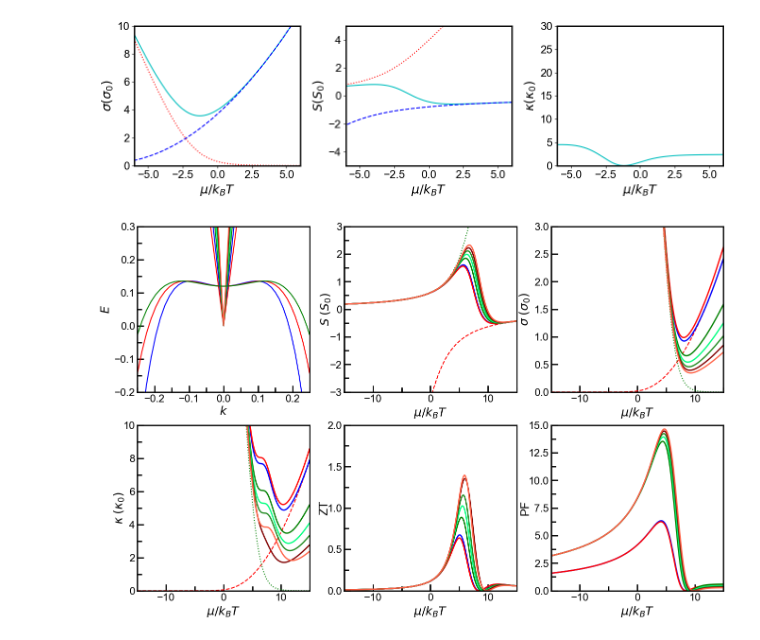
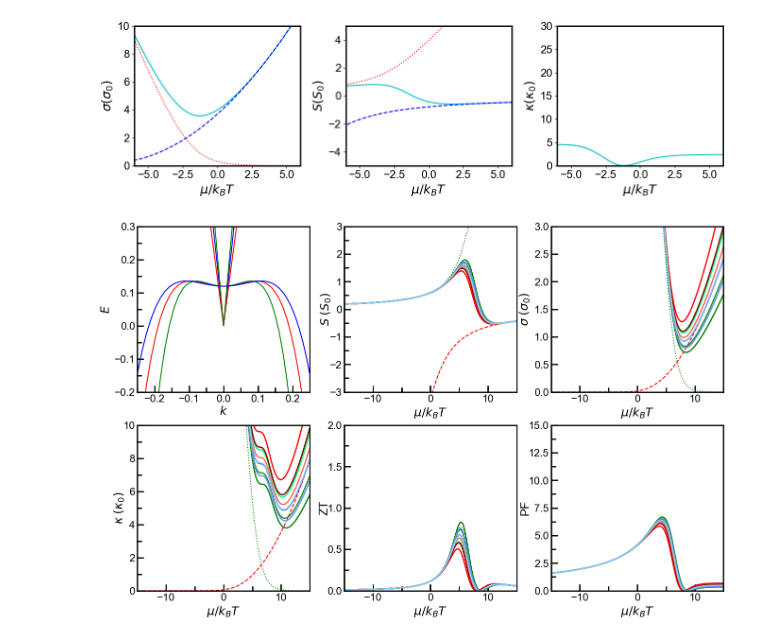
Before and after one commit to Normanthen/TE_Calculation, a Jupyter notebook: TypeII/semi-analitik_TypeII.ipynb, the cells around one changed output. Saved outputs shown, nothing was run; the diff lists cells and outputs as text; code cells hidden in the pictures.

```diff
--- a/TypeII/semi-analitik_TypeII.ipynb
+++ b/TypeII/semi-analitik_TypeII.ipynb
@@ -157,17 +157,9 @@ plt.ylim([-0.2,0.3])
 v = 9.95
 v1 = 8.00
 v2 = 11.90
-v3 = 13.85
-v4 = 15.8
-v5 = 17.75
-v6 = 19.7
 fc = v*np.abs(kcc)
 fc1 = v1*np.abs(kcc)
 fc2 = v2*np.abs(kcc)
-fc3 = v3*np.abs(kcc)
-fc4 = v4*np.abs(kcc)
-fc5 = v5*np.abs(kcc)
-fc6  = v6*np.abs(kcc)
 plt.plot(kcc,fc)
 
 a = 5.5
@@ -176,19 +168,11 @@ b = 490
 #b = 5000
 
 mm  = 0.145
-mm1 = 0.190
-mm2 = 0.235
-mm3 = 0.280
-mm4 = 0.325
-mm5 = 0.370
-mm6 = 0.415
+mm1 = 0.100
+mm2 = 0.190
 a = 1/(2*mm)
 a1 = 1/(2*mm1)
 a2 = 1/(2*mm2)
-a3 = 1/(2*mm3)
-a4 = 1/(2*mm4)
-a5 = 1/(2*mm5)
-a6 = 1/(2*mm6)
 ee1 = 0.61*kBT
 fv = -(kcc**2/(4*mm)-ee1)**2/ee1
 fv1 = -(kcc**2/(4*mm1)-ee1)**2/ee1
@@ -599,13 +646,17 @@ ax1 = plt.subplot(2,3,1)
 plt.plot(kcc,fc, linestyle='solid', c='blue')
 plt.plot(kcc,fc1, linestyle='solid', c='red')
 plt.plot(kcc,fc2, linestyle='solid', c='green')
-plt.plot(kcc,fc3, linestyle='solid', c='springgreen')
-plt.plot(kcc,fc4, linestyle='solid', c='forestgreen')
-plt.plot(kcc,fc5, linestyle='solid', color='maroon')
-plt.plot(kcc,fc6, linestyle='solid', color='tomato')
-plt.plot(kcc,fv+0.135, linestyle='solid', c='blue')
-plt.plot(kcc,fv1+0.135, linestyle='solid', c='red')
-plt.plot(kcc,fv2+0.135,linestyle='solid', c='green')
+#plt.plot(kcc,fc3, linestyle='solid', c='springgreen')
+#plt.plot(kcc,fc4, linestyle='solid', c='forestgreen')
+#plt.plot(kcc,fc5, linestyle='solid', color='maroon')
+#plt.plot(kcc,fc6, linestyle='solid', color='tomato')
+plt.plot(kcc,fv+0.135, linestyle='solid', c='red')
+plt.plot(kcc,fv1+0.135, linestyle='solid', c='green')
+plt.plot(kcc,fv2+0.135,linestyle='solid', c='blue')
+#plt.plot(kcc,fv3+0.135, linestyle='solid', c='springgreen')
+#plt.plot(kcc,fv4+0.135, linestyle='solid', c='forestgreen')
+#plt.plot(kcc,fv5+0.135, linestyle='solid', color='maroon')
+#plt.plot(kcc,fv6+0.135, linestyle='solid', color='tomato')
 plt.axis([-0.25,0.25,-0.2,0.3])
 plt.xlabel('$k$')
 plt.ylabel('$E$')
@@ -632,6 +683,8 @@ plt.plot(eta, S3(eta+eshift,e0,e1), linestyle='solid', color='springgreen', line
 plt.plot(eta, S4(eta+eshift,e0,e1), linestyle='solid', color='forestgreen', linewidth=2)
 plt.plot(eta, S5(eta+eshift,e0,e1), linestyle='solid', color='maroon', linewidth=2)
 plt.plot(eta, S6(eta+eshift,e0,e1), linestyle='solid', color='tomato', linewidth=2)
+plt.plot(eta, S7(eta+eshift,e0,e1), linestyle='solid', color='cornflowerblue', linewidth=2)
+plt.plot(eta, S8(eta+eshift,e0,e1), linestyle='solid', color='lightskyblue', linewidth=2)
 plt.axis([-15,15,-3,3]) # the format is [xmin,xmax,ymin,ymax]
 #plt.xticks(range(-8,9,4))
 ax2.xaxis.set_minor_locator(AutoMinorLocator(2))
@@ -657,6 +710,8 @@ plt.plot(eta, sigma3(eta+eshift,e0,e1), linestyle='solid', color='springgreen',l
 plt.plot(eta, sigma4(eta+eshift,e0,e1), linestyle='solid', color='forestgreen',linewidth=2)
 plt.plot(eta, sigma5(eta+eshift,e0,e1), linestyle='solid', color='maroon',linewidth=2)
 plt.plot(eta, sigma6(eta+eshift,e0,e1), linestyle='solid', color='tomato',linewidth=2)
+plt.plot(eta, sigma7(eta+eshift,e0,e1), linestyle='solid', color='cornflowerblue',linewidth=2)
+plt.plot(eta, sigma8(eta+eshift,e0,e1), linestyle='solid', color='lightskyblue',linewidth=2)
 plt.axis([-15,15,0,3]) # the format is [xmin,xmax,ymin,ymax]
 #plt.xticks(range(-8,9,4))
 ax3.xaxis.set_minor_locator(AutoMinorLocator(2))
@@ -683,6 +738,8 @@ plt.plot(eta, kappa3(eta+eshift,e0,e1), linestyle='solid', color='springgreen',
 plt.plot(eta, kappa4(eta+eshift,e0,e1), linestyle='solid', color='forestgreen', linewidth=2)
 plt.plot(eta, kappa5(eta+eshift,e0,e1), linestyle='solid', color='maroon', linewidth=2)
 plt.plot(eta, kappa6(eta+eshift,e0,e1), linestyle='solid', color='tomato', linewidth=2)
+plt.plot(eta, kappa7(eta+eshift,e0,e1), linestyle='solid', color='cornflowerblue', linewidth=2)
+plt.plot(eta, kappa8(eta+eshift,e0,e1), linestyle='solid', color='lightskyblue', linewidth=2)
 plt.axis([-15,15,0,10]) # the format is [xmin,xmax,ymin,ymax]
 #plt.xticks(range(-8,9,4))
 ax4.xaxis.set_minor_locator(AutoMinorLocator(2))
@@ -709,6 +766,8 @@ plt.plot(eta, ZT3(eta+eshift,e0,e1), c='springgreen',linewidth=2)
 plt.plot(eta, ZT4(eta+eshift,e0,e1), c='forestgreen',linewidth=2)
 plt.plot(eta, ZT5(eta+eshift,e0,e1), c='maroon',linewidth=2)
 plt.plot(eta, ZT6(eta+eshift,e0,e1), c='tomato',linewidth=2)
+plt.plot(eta, ZT7(eta+eshift,e0,e1), c='cornflowerblue',linewidth=2)
+plt.plot(eta, ZT8(eta+eshift,e0,e1), c='lightskyblue',linewidth=2)
 #plt.plot(eta, ZT(eta+eshift,e0,e1,rkapp1), c='teal',linewidth=2,label = r'$\kappa_{ph} = \frac{\kappa_e}{3}$' )
 #plt.plot(eta, ZT(eta+eshift,e0,e1,rkapp2), c='crimson',linewidth=2,label = r'$\kappa_{ph} = 3\kappa_e$')
 plt.axis([-15,15,0, 2]) # the format is [xmin,xmax,ymin,ymax]
@@ -724,36 +783,43 @@ plt.ylabel('ZT')
 #ax5.yaxis.set_minor_locator(mpl.ticker.MultipleLocator(0.125))
 ax5.xaxis.set_tick_params(which='major', size=10, width=2, direction='in')
 ax5.xaxis.set_tick_params(which='minor', size=7, width=2, direction='in')
 ax5.yaxis.set_tick_params(which='major', size=10, width=2, direction='in')
 ax5.yaxis.set_tick_params(which='minor', size=7, width=2, direction='in')
 
 #Subplot (e) : Power Factor
 ax6 = plt.subplot(2,3,6)
 plt.plot(eta, S(eta+eshift,e0,e1)**2*sigma(eta+eshift,e0,e1), linestyle='solid', c='blue',linewidth=2)
 plt.plot(eta, S1(eta+eshift,e0,e1)**2*sigma1(eta+eshift,e0,e1), linestyle='solid',
          c='red',linewidth=2)
-plt.plot(eta, 2*S2(eta+eshift,e0,e1)**2*sigma2(eta+eshift,e0,e1), c='green',linewidth=2)
-plt.plot(eta, 2*S3(eta+eshift,e0,e1)**2*sigma3(eta+eshift,e0,e1), linestyle='solid',
+plt.plot(eta, S2(eta+eshift,e0,e1)**2*sigma2(eta+eshift,e0,e1), c='green',linewidth=2)
+plt.plot(eta, S3(eta+eshift,e0,e1)**2*sigma3(eta+eshift,e0,e1), linestyle='solid',
          c='springgreen', linewidth=2)
-plt.plot(eta, 2*S4(eta+eshift,e0,e1)**2*sigma4(eta+eshift,e0,e1), linestyle='solid',
+plt.plot(eta, S4(eta+eshift,e0,e1)**2*sigma4(eta+eshift,e0,e1), linestyle='solid',
          c='forestgreen',linewidth=2)
-plt.plot(eta, 2*S5(eta+eshift,e0,e1)**2*sigma5(eta+eshift,e0,e1),  linestyle='solid',
+plt.plot(eta, S5(eta+eshift,e0,e1)**2*sigma5(eta+eshift,e0,e1),  linestyle='solid',
          c='maroon',linewidth=2)
-plt.plot(eta, 2*S6(eta+eshift,e0,e1)**2*sigma6(eta+eshift,e0,e1), linestyle='solid',
+plt.plot(eta, S6(eta+eshift,e0,e1)**2*sigma6(eta+eshift,e0,e1), linestyle='solid',
          c='tomato',linewidth=2)
+plt.plot(eta, S7(eta+eshift,e0,e1)**2*sigma7(eta+eshift,e0,e1), linestyle='solid',
+         c='cornflowerblue',linewidth=2)
+plt.plot(eta, S8(eta+eshift,e0,e1)**2*sigma6(eta+eshift,e0,e1), linestyle='solid',
+         c='lightskyblue',linewidth=2)
 plt.axis([-15,15,0,15]) # the format is [xmin,xmax,ymin,ymax]
 #plt.xticks(range(-8,9,20))
 ax6.xaxis.set_minor_locator(AutoMinorLocator(2))
 #plt.yticks(range(-4,5,2))
 ax6.yaxis.set_minor_locator(AutoMinorLocator(2))
 ax6.yaxis.labelpad = -4
 plt.xlabel('$\mu/k_BT$')
 plt.ylabel('PF')
 #ax6.yaxis.set_major_locator(mpl.ticker.MultipleLocator(10))
 #ax6.yaxis.set_minor_locator(mpl.ticker.MultipleLocator(5))
 ax6.xaxis.set_tick_params(which='major', size=10, width=2, direction='in')
 ax6.xaxis.set_tick_params(which='minor', size=7, width=2, direction='in')
 ax6.yaxis.set_tick_params(which='major', size=10, width=2, direction='in')
 ax6.yaxis.set_tick_params(which='minor', size=7, width=2, direction='in')
+
+plt.savefig('Fig2BM-TypeII_Mg3Bi2.pdf')
+plt.savefig('Fig2BM-TypeII_Mg3Bi2.png')
 # %% [output]
-[figure, old version]
+[figure, new version]
```
Also changed, not shown: parts of 4 cells of this notebook, 2 other files.
